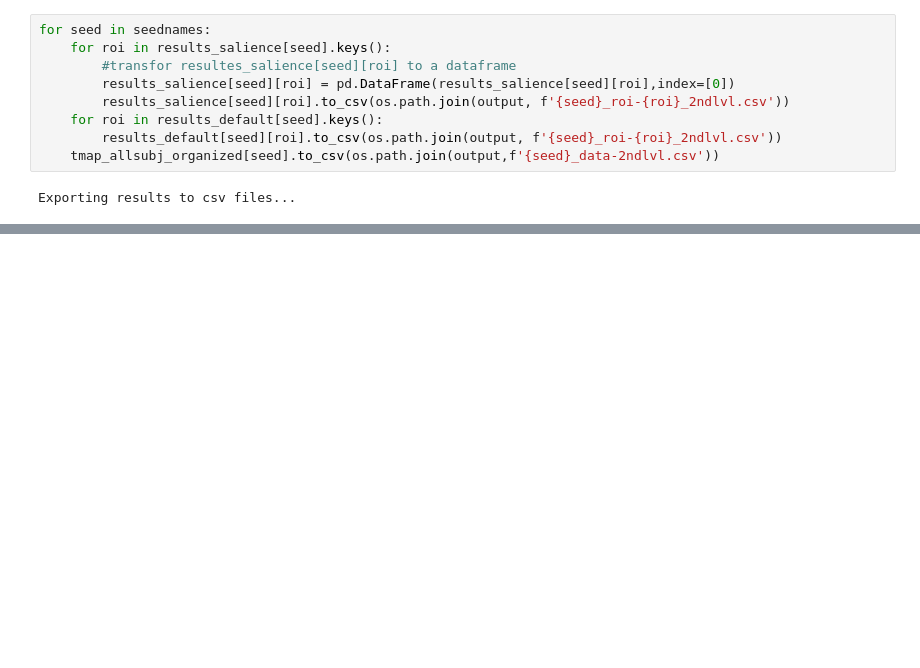
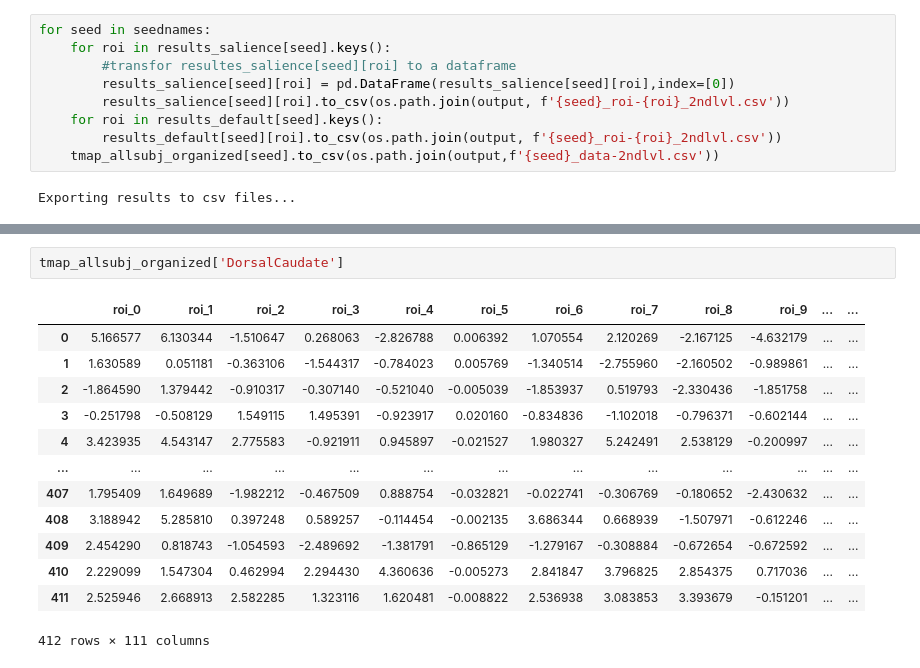
Before and after one commit to angeloodr/INPD-neuroimage-cape, a Jupyter notebook: code/seed-to-roi-2nd-level.ipynb, the cells around one changed output, grey strips where cells are left out. Cells and saved outputs as stored; diff of their text form; blank space fills up the shorter version.

```diff
--- a/code/seed-to-roi-2nd-level.ipynb
+++ b/code/seed-to-roi-2nd-level.ipynb
@@ -302,0 +348,16 @@ for cape in ['cape_tot', 'cape_PA_score', 'cape_PI_score', 'cape_BE_score']:
+# %%
+tmap_allsubj_organized['DorsalCaudate']
+# %% [output]
+|  | roi_0 | roi_1 | roi_2 | roi_3 | roi_4 | roi_5 | roi_6 | roi_7 | roi_8 | roi_9 | ... | ... |
+| 0 | 5.166577 | 6.130344 | -1.510647 | 0.268063 | -2.826788 | 0.006392 | 1.070554 | 2.120269 | -2.167125 | -4.632179 | ... | ... |
+| 1 | 1.630589 | 0.051181 | -0.363106 | -1.544317 | -0.784023 | 0.005769 | -1.340514 | -2.755960 | -2.160502 | -0.989861 | ... | ... |
+| 2 | -1.864590 | 1.379442 | -0.910317 | -0.307140 | -0.521040 | -0.005039 | -1.853937 | 0.519793 | -2.330436 | -1.851758 | ... | ... |
+| 3 | -0.251798 | -0.508129 | 1.549115 | 1.495391 | -0.923917 | 0.020160 | -0.834836 | -1.102018 | -0.796371 | -0.602144 | ... | ... |
+| 4 | 3.423935 | 4.543147 | 2.775583 | -0.921911 | 0.945897 | -0.021527 | 1.980327 | 5.242491 | 2.538129 | -0.200997 | ... | ... |
+| ... | ... | ... | ... | ... | ... | ... | ... | ... | ... | ... | ... | ... |
+| 407 | 1.795409 | 1.649689 | -1.982212 | -0.467509 | 0.888754 | -0.032821 | -0.022741 | -0.306769 | -0.180652 | -2.430632 | ... | ... |
+| 408 | 3.188942 | 5.285810 | 0.397248 | 0.589257 | -0.114454 | -0.002135 | 3.686344 | 0.668939 | -1.507971 | -0.612246 | ... | ... |
+| 409 | 2.454290 | 0.818743 | -1.054593 | -2.489692 | -1.381791 | -0.865129 | -1.279167 | -0.308884 | -0.672654 | -0.672592 | ... | ... |
+| 410 | 2.229099 | 1.547304 | 0.462994 | 2.294430 | 4.360636 | -0.005273 | 2.841847 | 3.796825 | 2.854375 | 0.717036 | ... | ... |
+| 411 | 2.525946 | 2.668913 | 2.582285 | 1.323116 | 1.620481 | -0.008822 | 2.536938 | 3.083853 | 3.393679 | -0.151201 | ... | ... |
+412 rows × 111 columns
```
Also changed, not shown: parts of 7 cells of this notebook, 1 other file.
